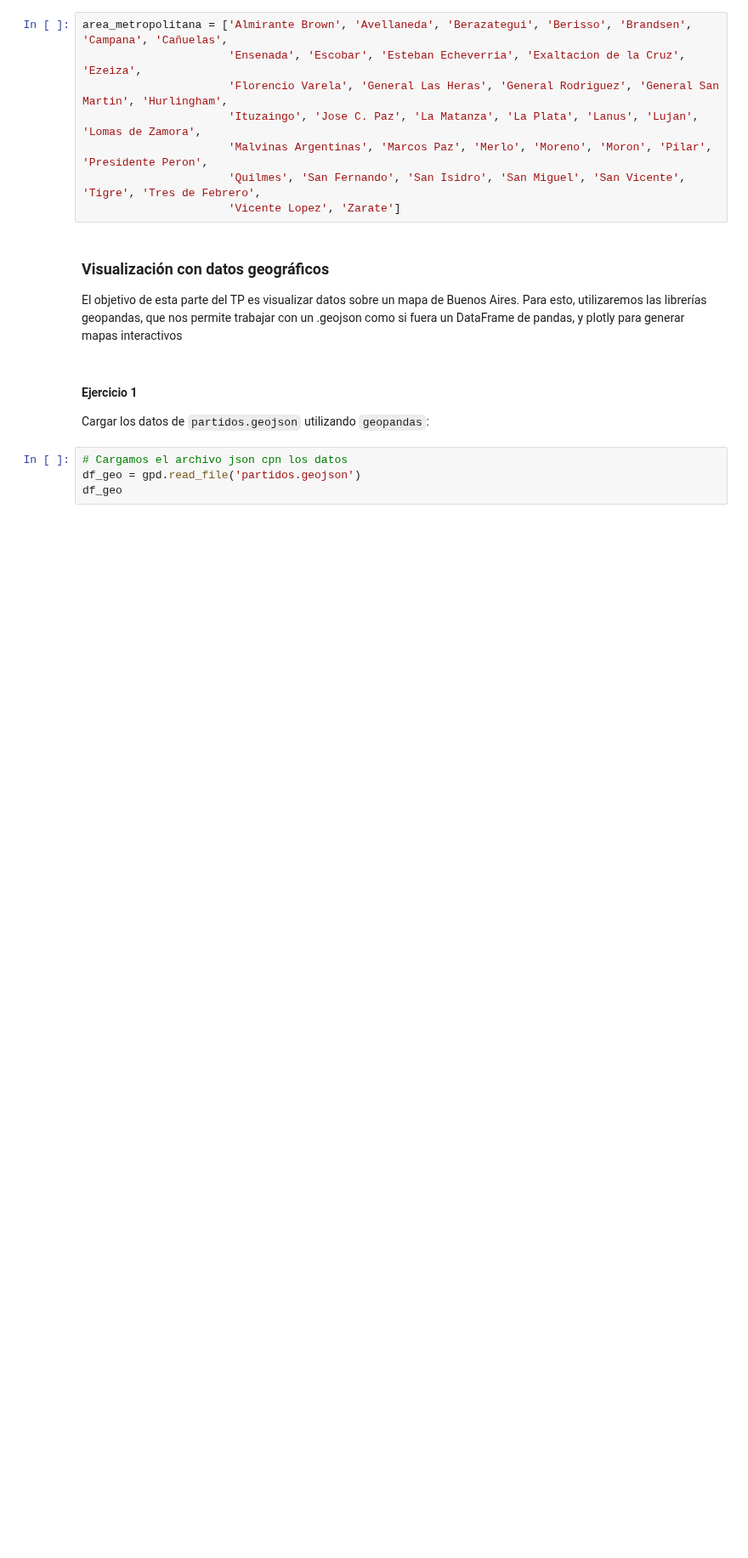
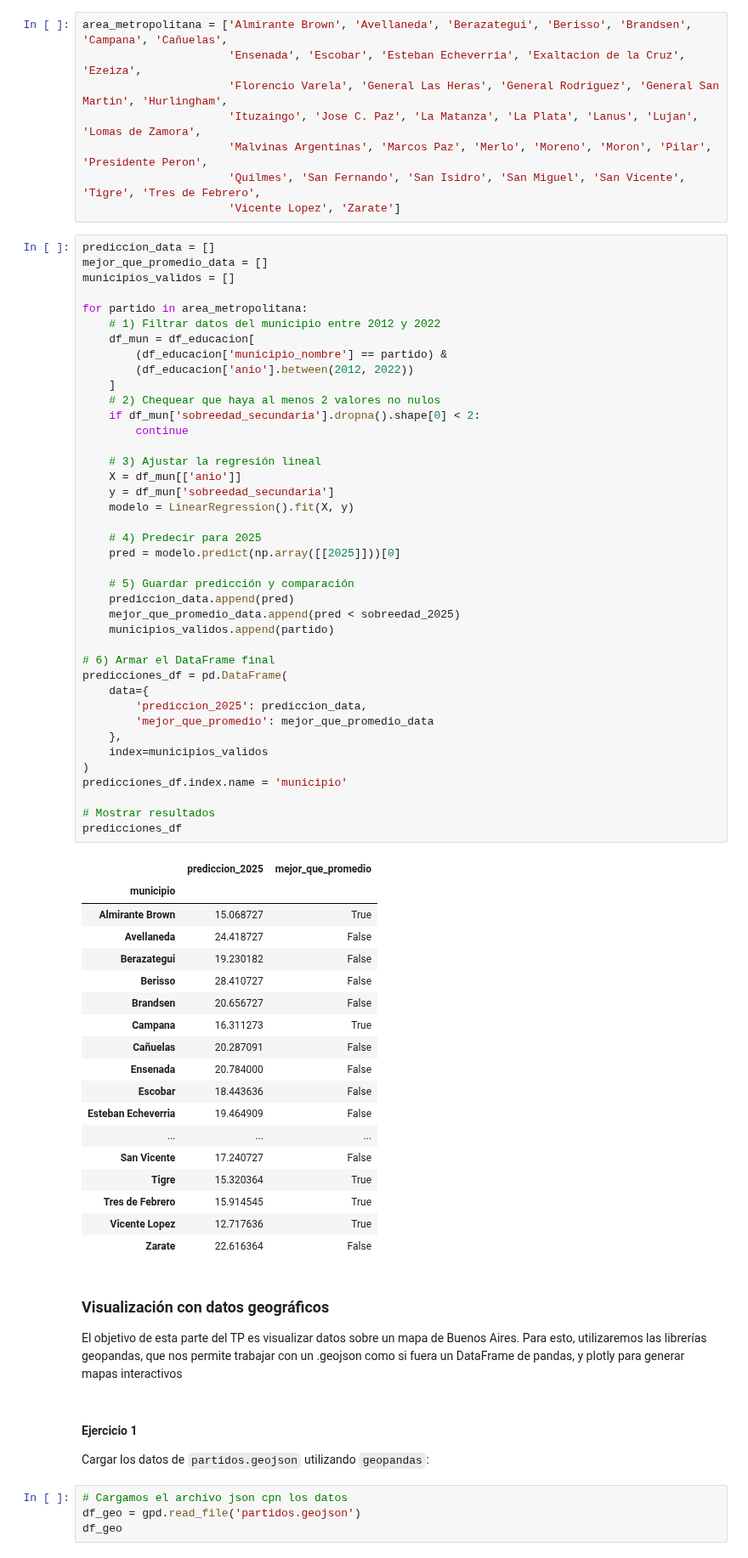
Before and after one commit to rodricoppa/TP1-LDD, a Jupyter notebook: TP_1.ipynb, the cells around one changed output. Shown at 85% size. Saved outputs shown, nothing was run; the diff lists cells and outputs as text; blank space fills up the shorter version.

```diff
--- a/TP_1.ipynb
+++ b/TP_1.ipynb
@@ -359,6 +359,65 @@ area_metropolitana = ['Almirante Brown', 'Avellaneda', 'Berazategui', 'Berisso',
                       'Malvinas Argentinas', 'Marcos Paz', 'Merlo', 'Moreno', 'Moron', 'Pilar', 'Presidente Peron',
                       'Quilmes', 'San Fernando', 'San Isidro', 'San Miguel', 'San Vicente', 'Tigre', 'Tres de Febrero',
                       'Vicente Lopez', 'Zarate']
+# %%
+prediccion_data = []
+mejor_que_promedio_data = []
+municipios_validos = []
+
+for partido in area_metropolitana:
+    # 1) Filtrar datos del municipio entre 2012 y 2022
+    df_mun = df_educacion[
+        (df_educacion['municipio_nombre'] == partido) &
+        (df_educacion['anio'].between(2012, 2022))
+    ]
+    # 2) Chequear que haya al menos 2 valores no nulos
+    if df_mun['sobreedad_secundaria'].dropna().shape[0] < 2:
+        continue
+
+    # 3) Ajustar la regresión lineal
+    X = df_mun[['anio']]
+    y = df_mun['sobreedad_secundaria']
+    modelo = LinearRegression().fit(X, y)
+
+    # 4) Predecir para 2025
+    pred = modelo.predict(np.array([[2025]]))[0]
+
+    # 5) Guardar predicción y comparación
+    prediccion_data.append(pred)
+    mejor_que_promedio_data.append(pred < sobreedad_2025)
+    municipios_validos.append(partido)
+
+# 6) Armar el DataFrame final
+predicciones_df = pd.DataFrame(
+    data={
+        'prediccion_2025': prediccion_data,
+        'mejor_que_promedio': mejor_que_promedio_data
+    },
+    index=municipios_validos
+)
+predicciones_df.index.name = 'municipio'
+
+# Mostrar resultados
+predicciones_df
+# %% [output]
+|  | prediccion_2025 | mejor_que_promedio |
+| municipio |  |  |
+| Almirante Brown | 15.068727 | True |
+| Avellaneda | 24.418727 | False |
+| Berazategui | 19.230182 | False |
+| Berisso | 28.410727 | False |
+| Brandsen | 20.656727 | False |
+| Campana | 16.311273 | True |
+| Cañuelas | 20.287091 | False |
+| Ensenada | 20.784000 | False |
+| Escobar | 18.443636 | False |
+| Esteban Echeverria | 19.464909 | False |
+| ... | ... | ... |
+| San Vicente | 17.240727 | False |
+| Tigre | 15.320364 | True |
+| Tres de Febrero | 15.914545 | True |
+| Vicente Lopez | 12.717636 | True |
+| Zarate | 22.616364 | False |
 # %% [markdown]
 ### Visualización con datos geográficos
 
```
Also changed, not shown: parts of 1 cell of this notebook.
